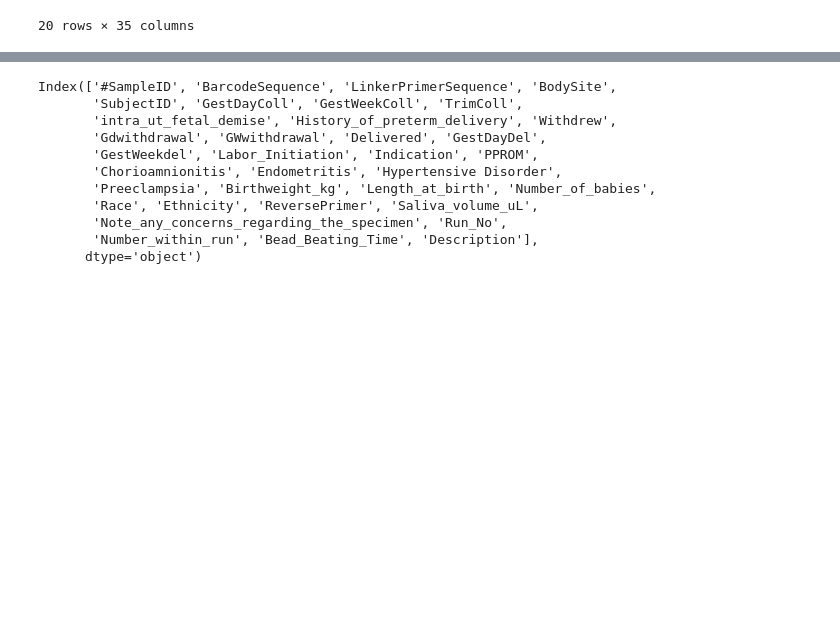
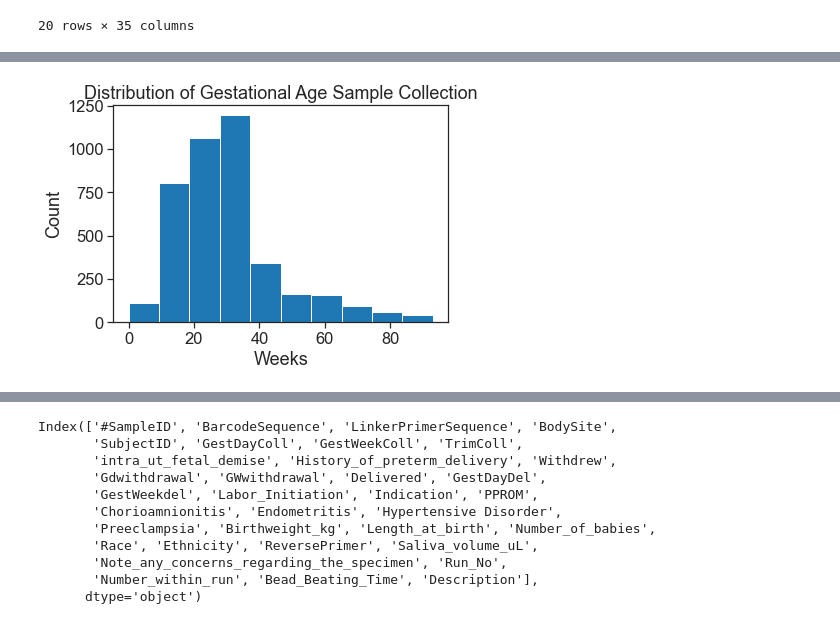
Before and after one commit to annabelng/microbiome, a Jupyter notebook: Preprocessing.ipynb, the cells around one changed output, grey strips where cells are left out. Cells and saved outputs as stored; diff of their text form; code cells hidden in the pictures; blank space fills up the shorter version.

```diff
--- a/Preprocessing.ipynb
+++ b/Preprocessing.ipynb
@@ -127,0 +158,8 @@ Index(['OTUId', 'Kingdom', 'Phylum', 'Class', 'Order', 'Family', 'Genus',
+# %%
+plt.hist(sample_desc['GestWeekColl'],bins=10, range = (0,93))
+plt.title("Distribution of Gestational Age Sample Collection")
+plt.xlabel("Weeks")
+plt.ylabel("Count")
+plt.savefig(basedir + '/figures/gestweekcollhist.png',bbox_inches = 'tight')
+# %% [output]
+[figure, added]
```
Also changed, not shown: parts of 21 cells of this notebook.
